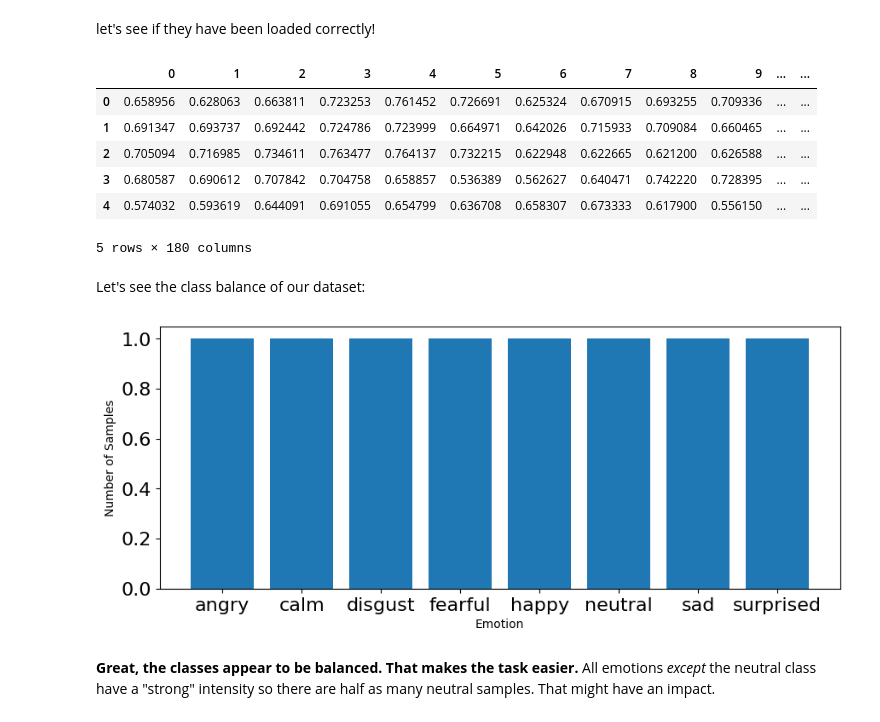
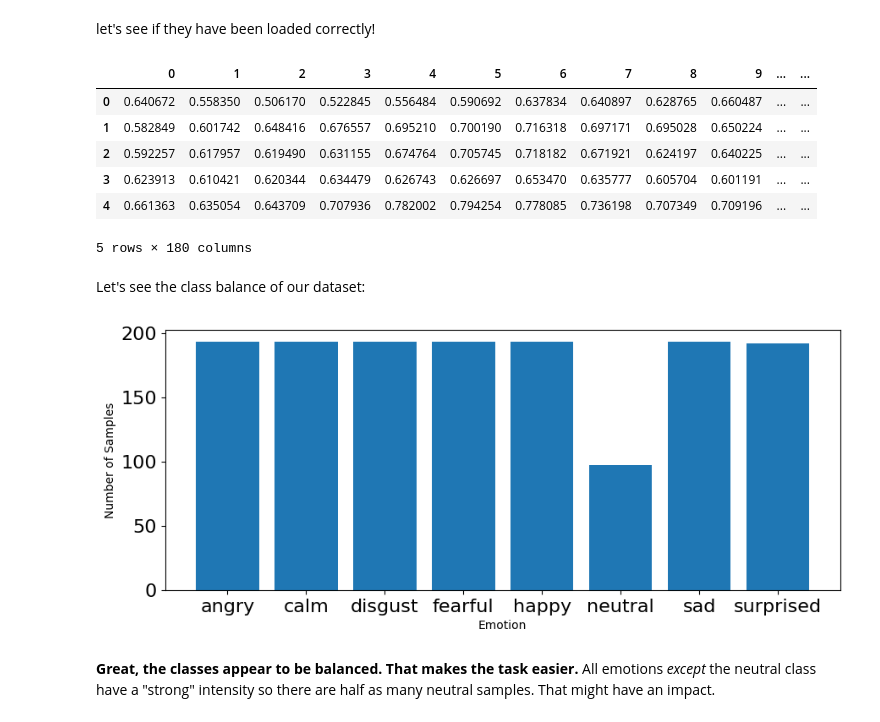
Before and after one commit to dennislimbo/Week3-ClassicML, a Jupyter notebook: Week_3_MachineLearning.ipynb, the cells around one changed output. Drawn from its saved outputs; the diff is of its cells as text; code cells hidden in the pictures.

```diff
--- a/Week_3_MachineLearning.ipynb
+++ b/Week_3_MachineLearning.ipynb
@@ -238,37 +238,42 @@ Once saved you only need to load them later by running the cell below, and **ski
 # %%
 features=pd.read_csv('/content/drive/MyDrive/SFU/IAT360/Assignment 3/featuresRavdess.csv',index_col=0)
 emotions=pd.read_csv('/content/drive/MyDrive/SFU/IAT360/Assignment 3/emotionsRavdess.csv',index_col=0)
+#read mine in
 features_mine=pd.read_csv('/content/drive/MyDrive/SFU/IAT360/Assignment 3/featuresMine.csv',index_col=0)
 emotions_mine=pd.read_csv('/content/drive/MyDrive/SFU/IAT360/Assignment 3/emotionsMine.csv',index_col=0)
+#read the combined set in
+features_combined=pd.read_csv('/content/drive/MyDrive/SFU/IAT360/Assignment 3/featuresCombined.csv',index_col=0)
+emotions_combined=pd.read_csv('/content/drive/MyDrive/SFU/IAT360/Assignment 3/emotionsCombined.csv',index_col=0)
 # %% [markdown]
 let's see if they have been loaded correctly!
 # %%
 features.head()
 features_mine.head()
+features_combined.head()
 # %% [output]
 |  | 0 | 1 | 2 | 3 | 4 | 5 | 6 | 7 | 8 | 9 | ... | ... |
-| 0 | 0.658956 | 0.628063 | 0.663811 | 0.723253 | 0.761452 | 0.726691 | 0.625324 | 0.670915 | 0.693255 | 0.709336 | ... | ... |
-| 1 | 0.691347 | 0.693737 | 0.692442 | 0.724786 | 0.723999 | 0.664971 | 0.642026 | 0.715933 | 0.709084 | 0.660465 | ... | ... |
-| 2 | 0.705094 | 0.716985 | 0.734611 | 0.763477 | 0.764137 | 0.732215 | 0.622948 | 0.622665 | 0.621200 | 0.626588 | ... | ... |
-| 3 | 0.680587 | 0.690612 | 0.707842 | 0.704758 | 0.658857 | 0.536389 | 0.562627 | 0.640471 | 0.742220 | 0.728395 | ... | ... |
-| 4 | 0.574032 | 0.593619 | 0.644091 | 0.691055 | 0.654799 | 0.636708 | 0.658307 | 0.673333 | 0.617900 | 0.556150 | ... | ... |
+| 0 | 0.640672 | 0.558350 | 0.506170 | 0.522845 | 0.556484 | 0.590692 | 0.637834 | 0.640897 | 0.628765 | 0.660487 | ... | ... |
+| 1 | 0.582849 | 0.601742 | 0.648416 | 0.676557 | 0.695210 | 0.700190 | 0.716318 | 0.697171 | 0.695028 | 0.650224 | ... | ... |
+| 2 | 0.592257 | 0.617957 | 0.619490 | 0.631155 | 0.674764 | 0.705745 | 0.718182 | 0.671921 | 0.624197 | 0.640225 | ... | ... |
+| 3 | 0.623913 | 0.610421 | 0.620344 | 0.634479 | 0.626743 | 0.626697 | 0.653470 | 0.635777 | 0.605704 | 0.601191 | ... | ... |
+| 4 | 0.661363 | 0.635054 | 0.643709 | 0.707936 | 0.782002 | 0.794254 | 0.778085 | 0.736198 | 0.707349 | 0.709196 | ... | ... |
 5 rows × 180 columns
 # %% [markdown]
 Let's see the class balance of our dataset:
 # %%
 # plot emotions
 plt.figure(figsize=(35,4))
 plt.subplot(1,3,1)
 #np.unique returns ordered list of unique elements and count of each element
-emotion_list, count = np.unique(emotions_mine, return_counts=True)
+emotion_list, count = np.unique(emotions_combined, return_counts=True)
 plt.bar(x=range(8), height=count)
 plt.xticks(ticks=range(8), labels = [emotion for emotion in emotion_list],fontsize=10)
 plt.xlabel('Emotion')
 plt.tick_params(labelsize=16)
 plt.ylabel('Number of Samples')
 plt.show()
 # %% [output]
-[figure, old version]
+[figure, new version]
 # %% [markdown]
 **Great, the classes appear to be balanced. That makes the task easier.** All emotions _except_ the neutral class have a "strong" intensity so there are half as many neutral samples. That might have an impact.
 # %% [markdown]
```
Also changed, not shown: parts of 13 cells of this notebook.
